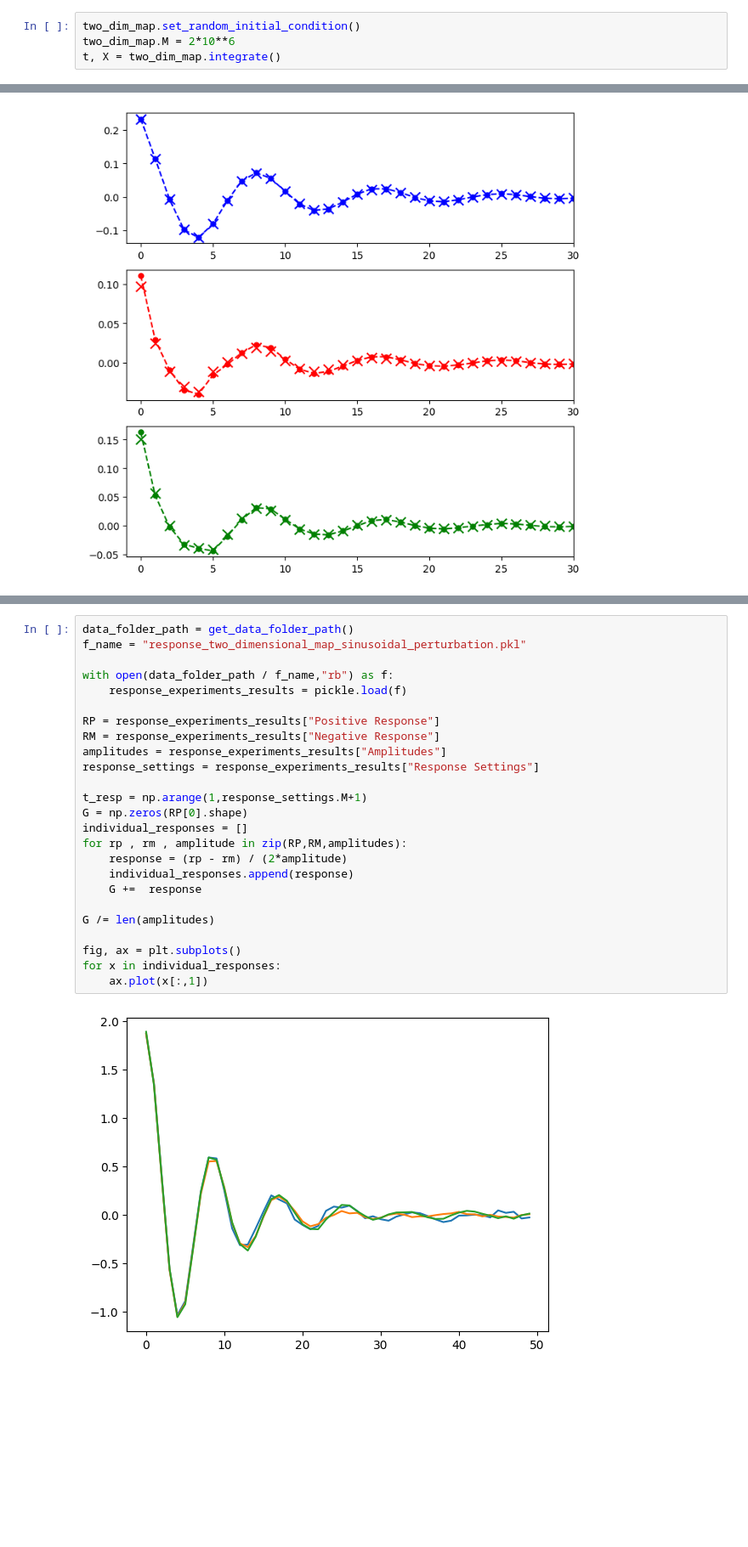
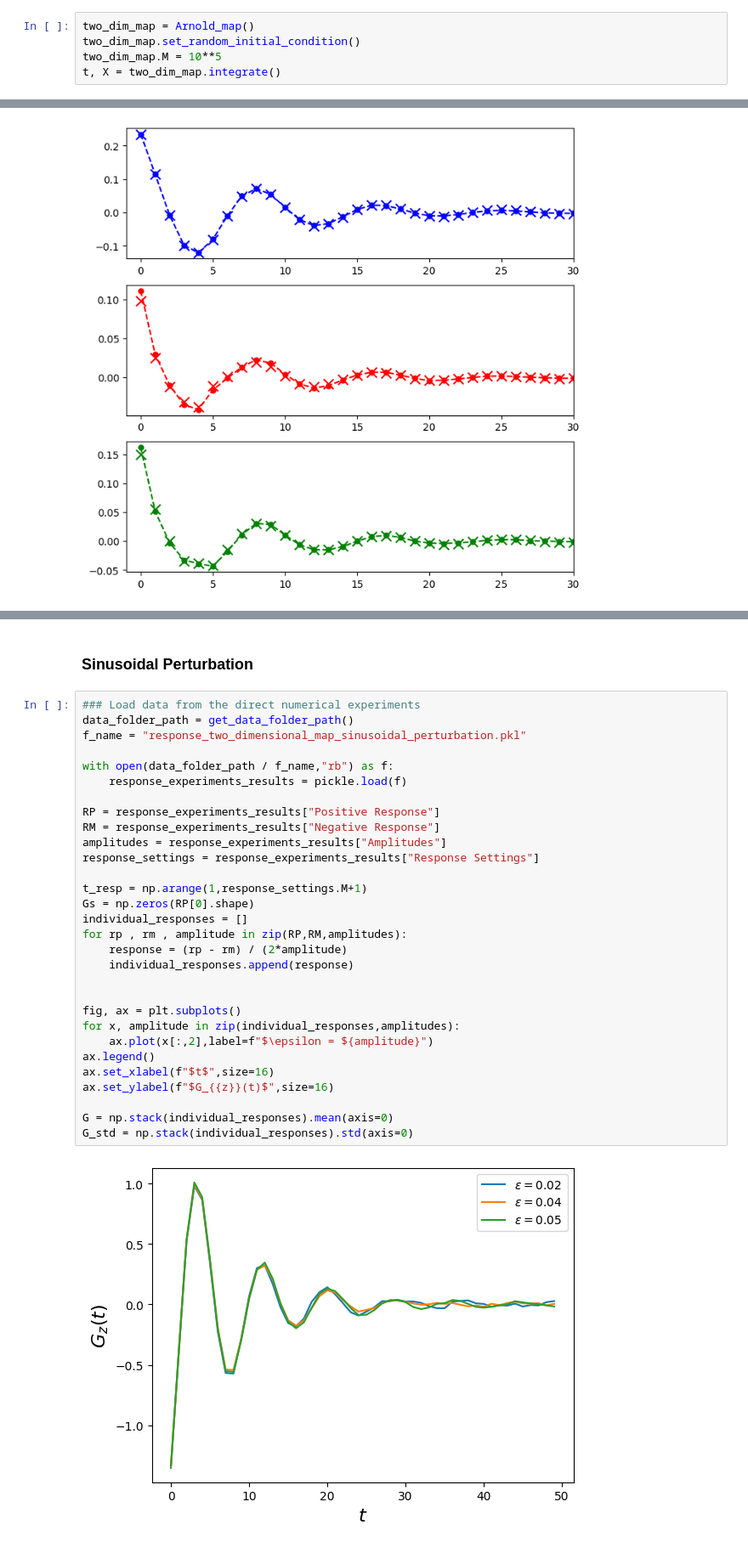
Before and after one commit to niccozagli/KoopmanismResponse, a Jupyter notebook: notebooks/GeneralisedArnoldMap.ipynb, the cells around one changed output, grey strips where cells are left out. Shown: that part at 85% size. Drawn from its saved outputs; the diff is of its cells as text; blank space fills up the shorter version.

```diff
--- a/notebooks/GeneralisedArnoldMap.ipynb
+++ b/notebooks/GeneralisedArnoldMap.ipynb
@@ -17,4 +15,5 @@ two_dim_map = Arnold_map()
 # %%
+two_dim_map = Arnold_map()
 two_dim_map.set_random_initial_condition()
-two_dim_map.M = 2*10**6
+two_dim_map.M = 10**5
 t, X = two_dim_map.integrate()
@@ -125,27 +171,34 @@ for index , (cf, Koop_rec,label)  in enumerate( zip( cf_num , Koop_reconstructio
+# %% [markdown]
+### Sinusoidal Perturbation
 # %%
+### Load data from the direct numerical experiments
 data_folder_path = get_data_folder_path()
 f_name = "response_two_dimensional_map_sinusoidal_perturbation.pkl"
 
 with open(data_folder_path / f_name,"rb") as f:
     response_experiments_results = pickle.load(f)
 
 RP = response_experiments_results["Positive Response"]
 RM = response_experiments_results["Negative Response"]
 amplitudes = response_experiments_results["Amplitudes"]
 response_settings = response_experiments_results["Response Settings"]
 
 t_resp = np.arange(1,response_settings.M+1)
-G = np.zeros(RP[0].shape)
+Gs = np.zeros(RP[0].shape)
 individual_responses = []
 for rp , rm , amplitude in zip(RP,RM,amplitudes):
     response = (rp - rm) / (2*amplitude)
     individual_responses.append(response)
-    G +=  response
 
-G /= len(amplitudes)
 
 fig, ax = plt.subplots()
-for x in individual_responses:
-    ax.plot(x[:,1])
+for x, amplitude in zip(individual_responses,amplitudes):
+    ax.plot(x[:,2],label=f"$\epsilon = ${amplitude}")
+ax.legend()
+ax.set_xlabel(f"$t$",size=16)
+ax.set_ylabel(f"$G_{{z}}(t)$",size=16)
+
+G = np.stack(individual_responses).mean(axis=0)
+G_std = np.stack(individual_responses).std(axis=0)
 # %% [output]
-[figure, old version]
+[figure, new version]
```
Also changed, not shown: parts of 45 cells of this notebook, 2 other files.
